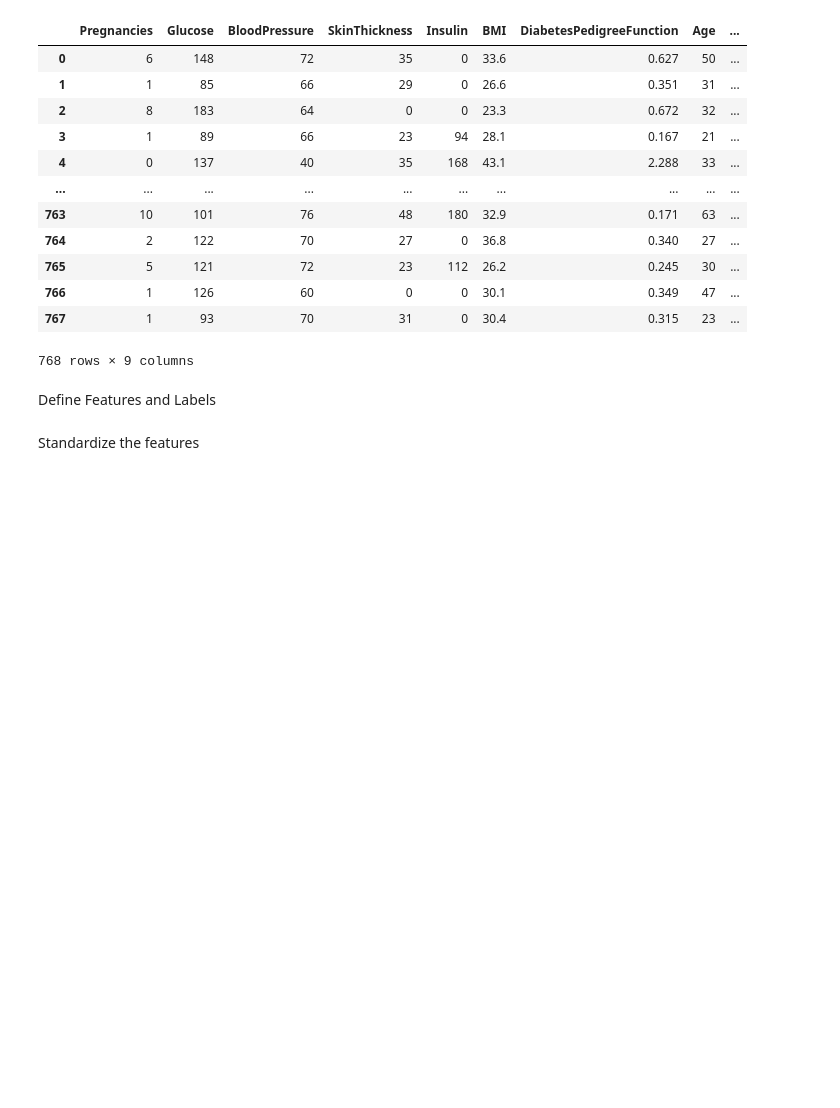
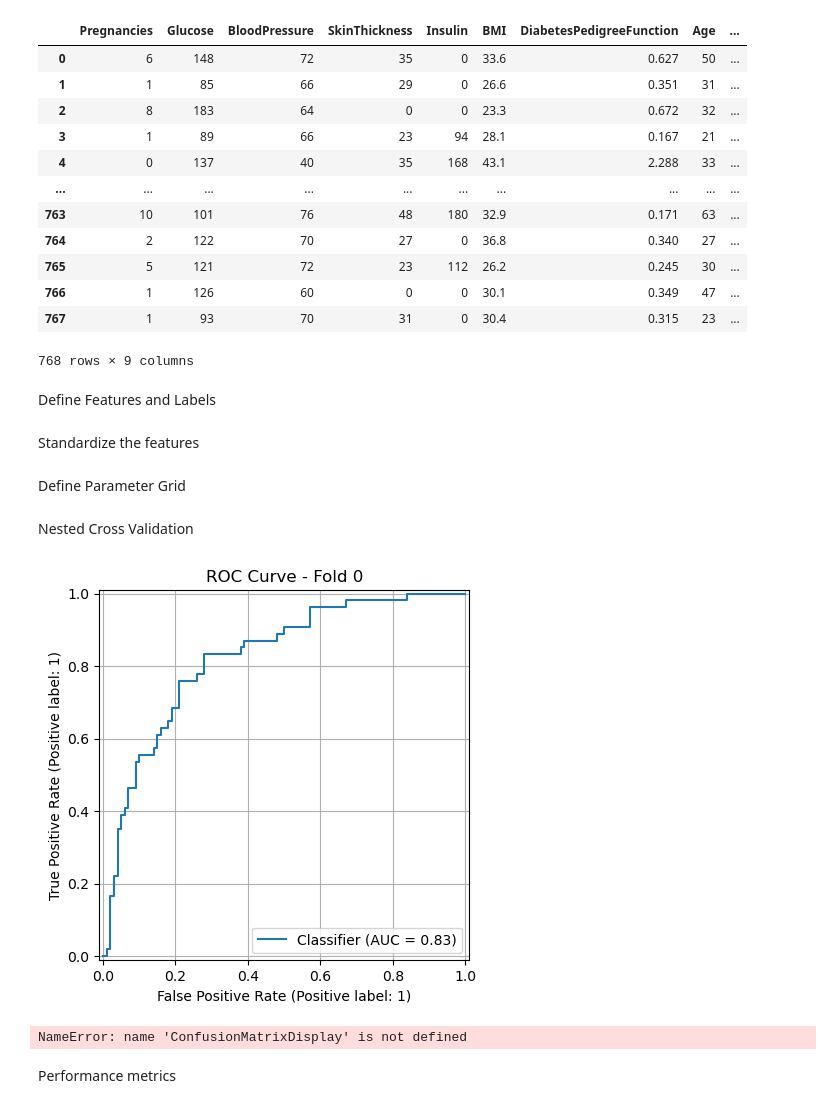
Before and after one commit to mettlrob/FoDS-Diabetes-Diagnosis, a Jupyter notebook: ML_Models/k_N_N/KNN.ipynb, the cells around one changed output. Cells and saved outputs as stored; diff of their text form; code cells hidden in the pictures; blank space fills up the shorter version.

```diff
--- a/ML_Models/k_N_N/KNN.ipynb
+++ b/ML_Models/k_N_N/KNN.ipynb
@@ -61,3 +64,67 @@ Standardize the features
 # %%
 scaler = StandardScaler()
 X_scaled = scaler.fit_transform(X)
+# %% [markdown]
+Define Parameter Grid
+# %%
+param_grid = {
+    'n_neighbors': list(range(3, 22, 2)),
+    'weights': ['uniform', 'distance'],
+    'metric': ['euclidean', 'manhattan']
+}
+# %% [markdown]
+Nested Cross Validation
+# %%
+cv_outer = StratifiedKFold(n_splits=5, shuffle=True, random_state=42)
+cv_inner = StratifiedKFold(n_splits=3, shuffle=True, random_state=42)
+# %%
+# Initialize results list
+results = []
+
+# Outer cross-validation loop
+for fold, (train_idx, test_idx) in enumerate(cv_outer.split(X_scaled, y)):
+    X_train, X_test = X_scaled[train_idx], X_scaled[test_idx]
+    y_train, y_test = y.iloc[train_idx], y.iloc[test_idx]
+
+    # Inner cross-validation with GridSearch
+    grid_search = GridSearchCV(
+        KNeighborsClassifier(),
+        param_grid=param_grid,
+        scoring='roc_auc',
+        cv=cv_inner,
+        n_jobs=-1
+    )
+    grid_search.fit(X_train, y_train)
+    best_model = grid_search.best_estimator_
+
+    # Predict on outer test fold
+    y_pred = best_model.predict(X_test)
+    y_proba = best_model.predict_proba(X_test)[:, 1]
+
+    # Store performance metrics
+    results.append({
+        'fold': fold,
+        'best_params': grid_search.best_params_,
+        'accuracy': accuracy_score(y_test, y_pred),
+        'precision': precision_score(y_test, y_pred),
+        'recall': recall_score(y_test, y_pred),
+        'f1': f1_score(y_test, y_pred),
+        'roc_auc': roc_auc_score(y_test, y_proba)
+    })
+
+    # Plot ROC curve
+    RocCurveDisplay.from_predictions(y_test, y_proba)
+    plt.title(f"ROC Curve - Fold {fold}")
+    plt.grid()
+    plt.show()
+
+    # Plot confusion matrix
+    ConfusionMatrixDisplay(confusion_matrix(y_test, y_pred)).plot()
+    plt.title(f"Confusion Matrix - Fold {fold}")
+    plt.grid(False)
+    plt.show()
+# %% [output]
+[figure, added]
+NameError: name 'ConfusionMatrixDisplay' is not defined
+# %% [markdown]
+Performance metrics
```
Also changed, not shown: parts of 4 cells of this notebook.
